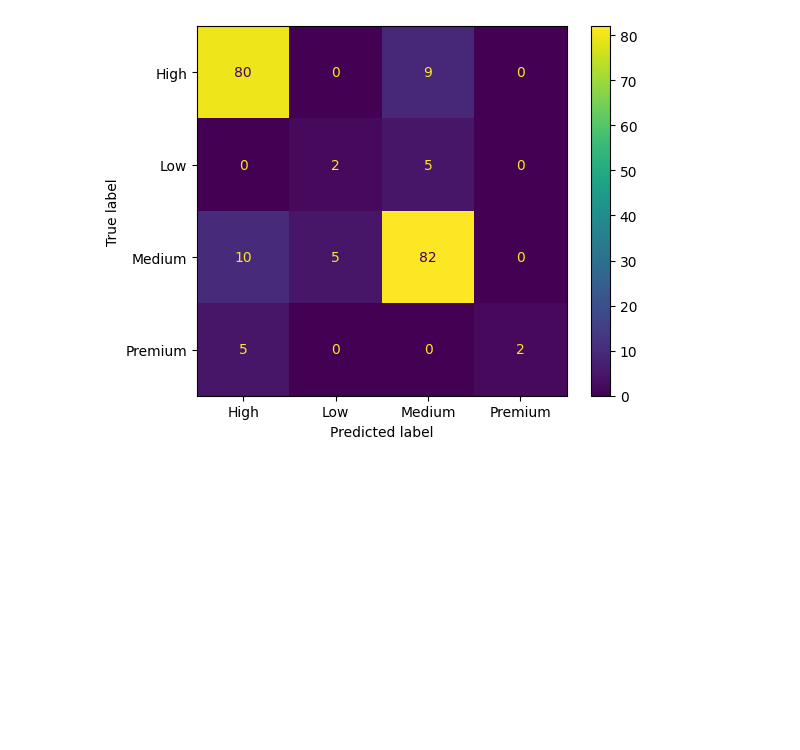
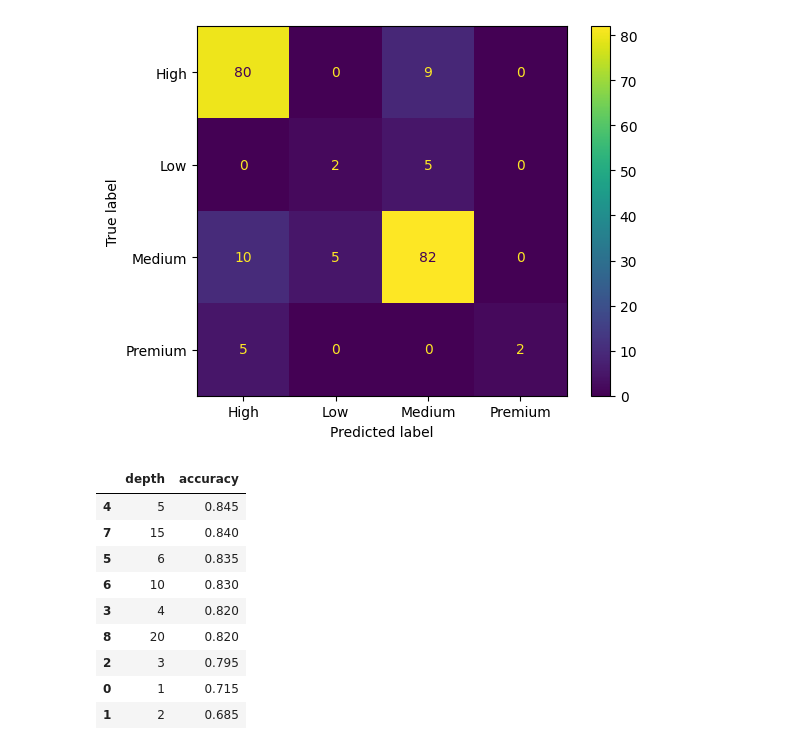
Before and after one commit to ju-arroyom/capstone_ml_zoomcamp, a Jupyter notebook: notebooks/notebook.ipynb, the cells around one changed output. Cells and saved outputs as stored; diff of their text form; code cells hidden in the pictures; blank space fills up the shorter version.

```diff
--- a/notebooks/notebook.ipynb
+++ b/notebooks/notebook.ipynb
@@ -234,0 +245,14 @@ plt.show()
+# %%
+df_scores_hp1 = pd.DataFrame(scores, columns=['depth', 'accuracy'])
+df_scores_hp1.sort_values("accuracy", ascending=False)
+# %% [output]
+|  | depth | accuracy |
+| 4 | 5 | 0.845 |
+| 7 | 15 | 0.840 |
+| 5 | 6 | 0.835 |
+| 6 | 10 | 0.830 |
+| 3 | 4 | 0.820 |
+| 8 | 20 | 0.820 |
+| 2 | 3 | 0.795 |
+| 0 | 1 | 0.715 |
+| 1 | 2 | 0.685 |
```
Also changed, not shown: parts of 7 cells of this notebook.
